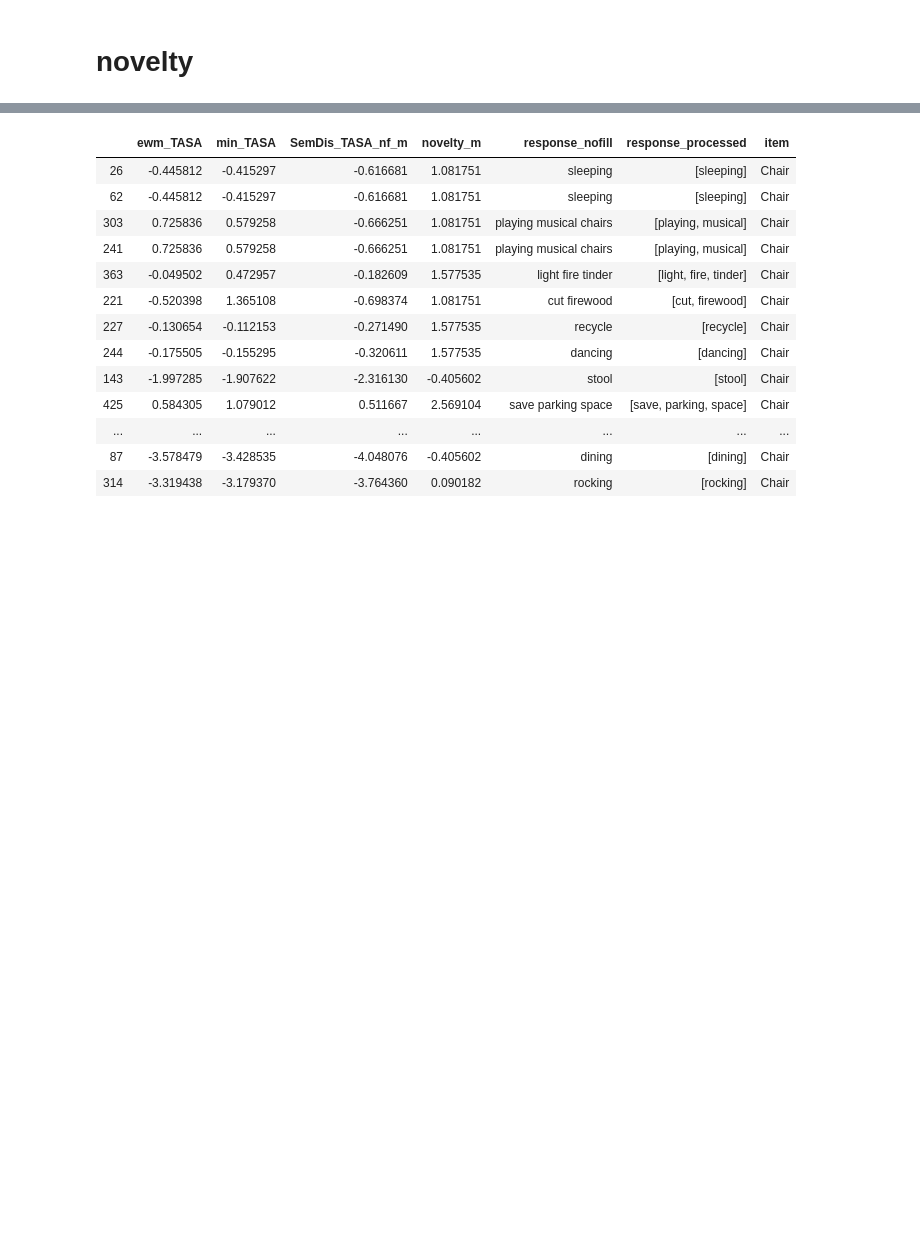
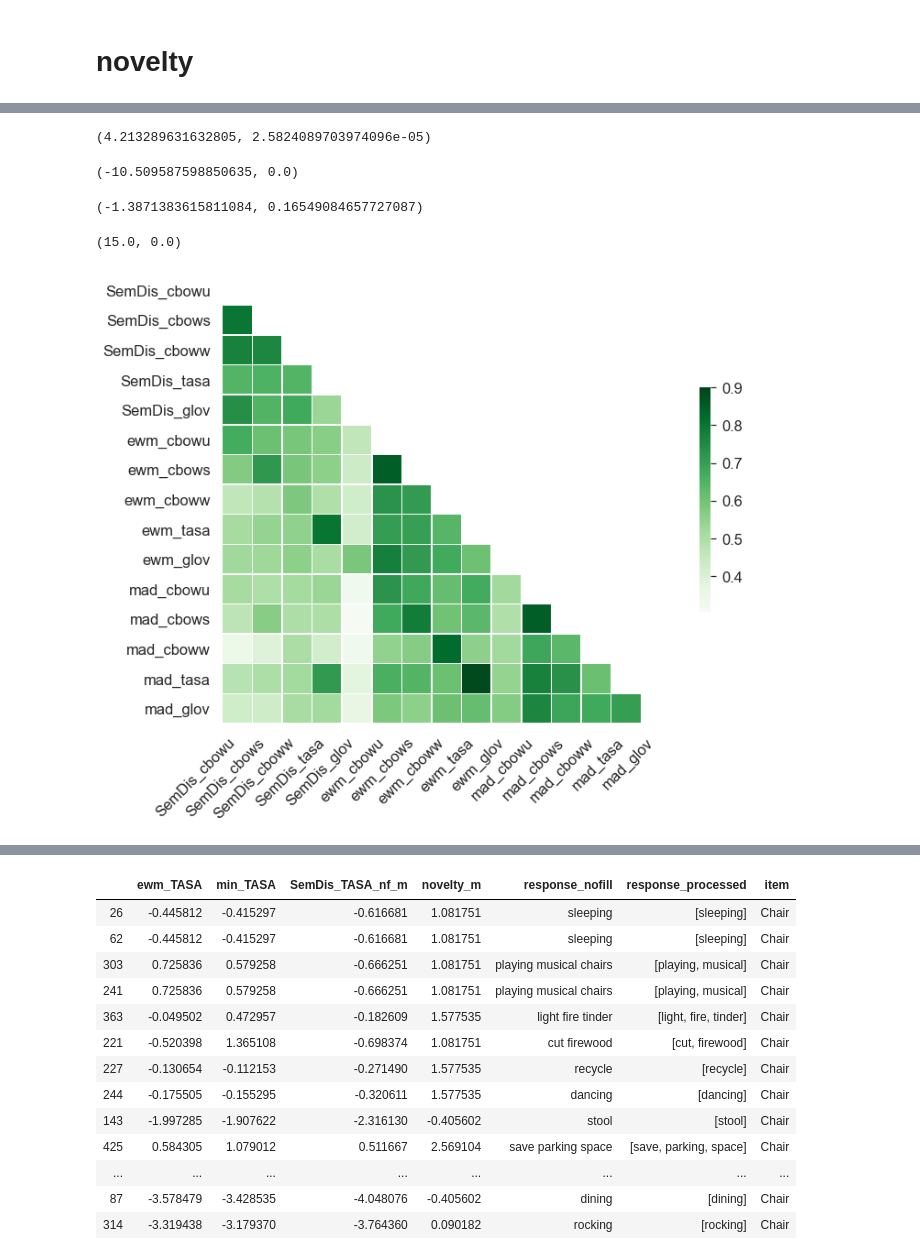
Before and after one commit to DijunQuant/AUT-Scoring, a Jupyter notebook: scripts/analysis_COAT .ipynb, the cells around one changed output, grey strips where cells are left out. Saved outputs shown, nothing was run; the diff lists cells and outputs as text; code cells hidden in the pictures; blank space fills up the shorter version.

```diff
--- a/scripts/analysis.ipynb
+++ b/scripts/analysis_COAT .ipynb
@@ -114,0 +126,3 @@ sd_df['min_MEAN']=sd_df[['min_cbow_6_ukwac_subtitle','min_cbow_subtitle','min_gl
+# %%
+for sp in splist:
+    sd_df['wad'+sp]=sd_df.apply(lambda r: utilities.get_weightedscore(r['item_nofill'], r['response_processed'], semspace_dict[sp]), axis=1)
@@ -197,0 +250,11 @@ np.round(sd_df[metrics].describe(),3)
+# %%
+sd_df.rename(columns={'SemDis_TASA_nf_m':'SemDis_tasa','SemDis_cbowBNCwikiukwac_nf_m':'SemDis_cboww',
+                     'SemDis_cbowsubtitle_nf_m':'SemDis_cbows','SemDis_cbowukwacsubtitle_nf_m':'SemDis_cbowu',
+                     'SemDis_glove_nf_m':'SemDis_glov',
+                     'novelty_m':'rater'},inplace=True)
+# %%
+sdCols=['SemDis_'+sp for sp in utilities.spNameMap.values()]
+ewmCols=['ewm_'+sp for sp in utilities.spNameMap.values()]
+madCols = ['mad_'+sp for sp in utilities.spNameMap.values()]
+wadCols = ['wad_'+sp for sp in utilities.spNameMap.values()]
+printTriNiceCorrTable(sd_df,['SemDis_MEAN','ewm_MEAN','mad_MEAN','wad_MEAN','rater'])
@@ -197,0 +267,35 @@ np.round(sd_df[metrics].describe(),3)
+# %%
+testCorrDiff(sd_df,'rater','ewm_MEAN','SemDis_MEAN')
+# %% [output]
+(4.213289631632805, 2.5824089703974096e-05)
+# %%
+testCorrDiff(sd_df,'rater','ewm_MEAN','mad_MEAN')
+# %% [output]
+(-10.509587598850635, 0.0)
+# %%
+testCorrDiff(sd_df,'rater','mad_MEAN','wad_MEAN')
+# %% [output]
+(-1.3871383615811084, 0.16549084657727087)
+# %%
+sns.set(font_scale=1.5)
+sns.set_style("whitegrid")
+corrdf=sd_df[sdCols+ewmCols+madCols].corr()
+mask = np.triu(np.ones_like(corrdf, dtype=bool))
+
+# Set up the matplotlib figure
+f, ax = plt.subplots(figsize=(11, 9))
+
+# Generate a custom diverging colormap
+cmap = sns.diverging_palette(230, 304, s=80,sep=20,center='light',as_cmap=True)
+
+# Draw the heatmap with the mask and correct aspect ratio
+sns.heatmap(corrdf, mask=mask, cmap='Greens',center=.6,vmax=.9,
+            square=True, linewidths=.5,cbar_kws={"shrink": .5})
+plt.xticks(rotation=45,horizontalalignment='right')
+b, t = plt.ylim() # discover the values for bottom and top
+b += 0.5 # Add 0.5 to the bottom
+t -= 0.5 # Subtract 0.5 from the top
+plt.ylim(b, t) # update the ylim(bottom, top) values
+# %% [output]
+(15.0, 0.0)
+[figure, added]
```
Also changed, not shown: parts of 27 cells of this notebook, 19 other files.
